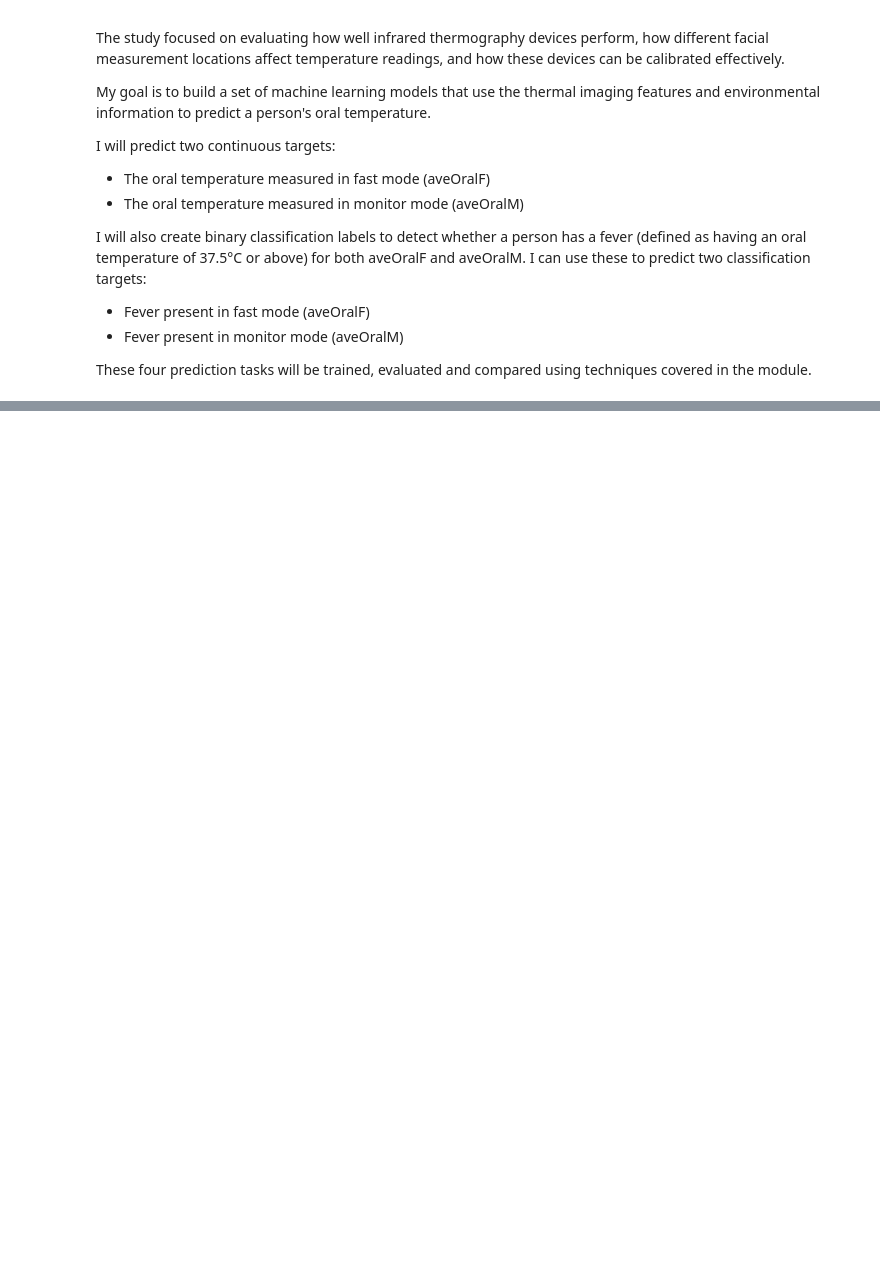
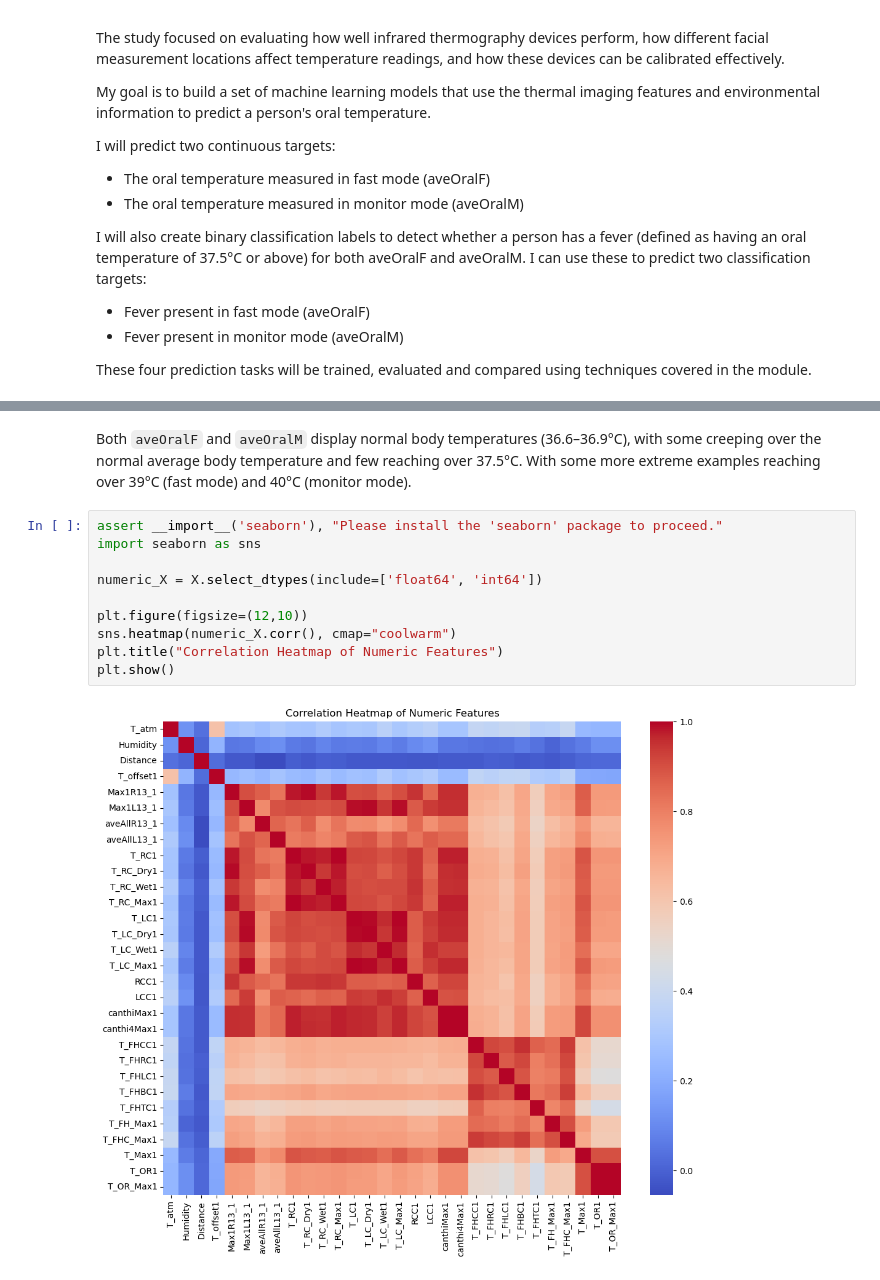
Before and after one commit to zombonline/MachineLearningCoursework, a Jupyter notebook: coursework.ipynb, the cells around one changed output, grey strips where cells are left out. Drawn from its saved outputs; the diff is of its cells as text; blank space fills up the shorter version.

```diff
--- a/coursework.ipynb
+++ b/coursework.ipynb
@@ -55,0 +133,14 @@ Note: you may need to restart the kernel to use updated packages.
+# %% [markdown]
+Both `aveOralF` and `aveOralM` display normal body temperatures (36.6–36.9°C), with some creeping over the normal average body temperature and few reaching over 37.5°C. With some more extreme examples reaching over 39°C (fast mode) and 40°C (monitor mode).
+# %%
+assert __import__('seaborn'), "Please install the 'seaborn' package to proceed."
+import seaborn as sns
+
+numeric_X = X.select_dtypes(include=['float64', 'int64'])
+
+plt.figure(figsize=(12,10))
+sns.heatmap(numeric_X.corr(), cmap="coolwarm")
+plt.title("Correlation Heatmap of Numeric Features")
+plt.show()
+# %% [output]
+[figure, added]
```
Also changed, not shown: parts of 16 cells of this notebook.
